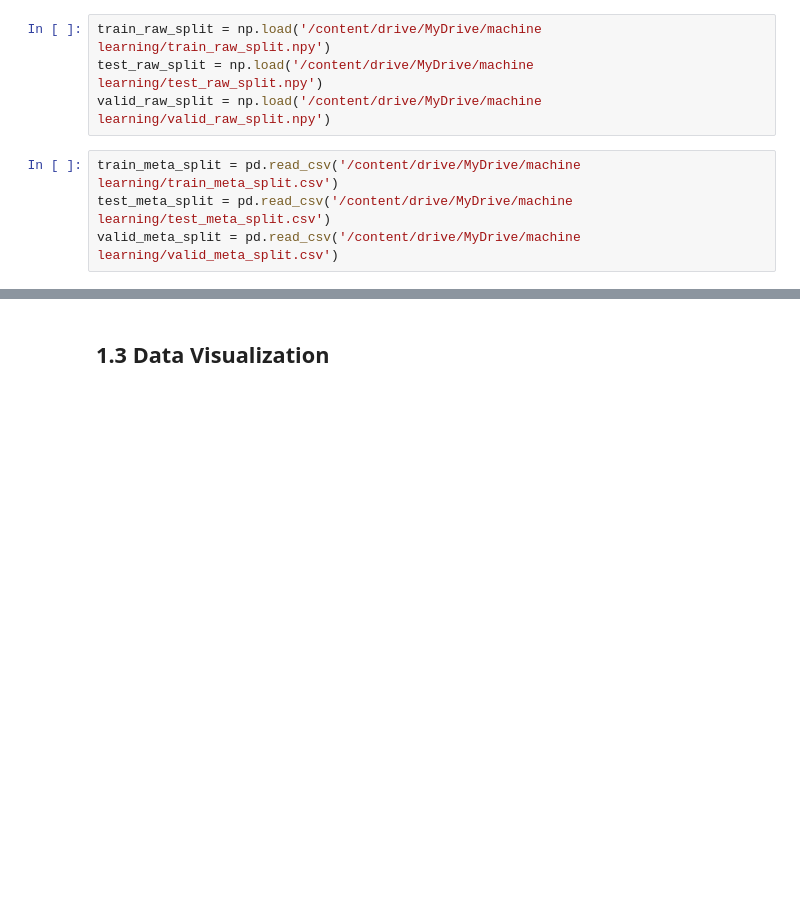
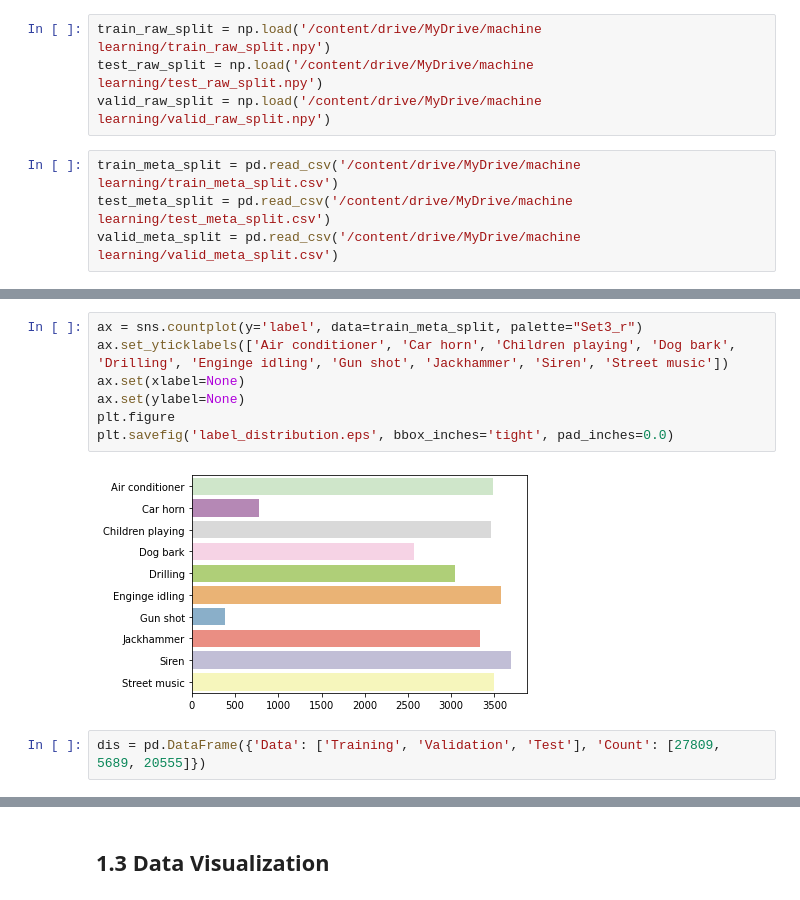
Before and after one commit to serafinazhang/Urban-Sound-Classification, a Jupyter notebook: Urban_Sound_Classification_Code_Book.ipynb, the cells around one changed output, grey strips where cells are left out. Cells and saved outputs as stored; diff of their text form; blank space fills up the shorter version.

```diff
--- a/Urban_Sound_Classification_Code_Book.ipynb
+++ b/Urban_Sound_Classification_Code_Book.ipynb
@@ -183,0 +205,11 @@ valid_meta_split = pd.read_csv('/content/drive/MyDrive/machine learning/valid_me
+# %%
+ax = sns.countplot(y='label', data=train_meta_split, palette="Set3_r")
+ax.set_yticklabels(['Air conditioner', 'Car horn', 'Children playing', 'Dog bark', 'Drilling', 'Enginge idling', 'Gun shot', 'Jackhammer', 'Siren', 'Street music'])
+ax.set(xlabel=None)
+ax.set(ylabel=None)
+plt.figure
+plt.savefig('label_distribution.eps', bbox_inches='tight', pad_inches=0.0)
+# %% [output]
+[figure, added]
+# %%
+dis = pd.DataFrame({'Data': ['Training', 'Validation', 'Test'], 'Count': [27809, 5689, 20555]})
```
Also changed, not shown: parts of 175 cells of this notebook.
